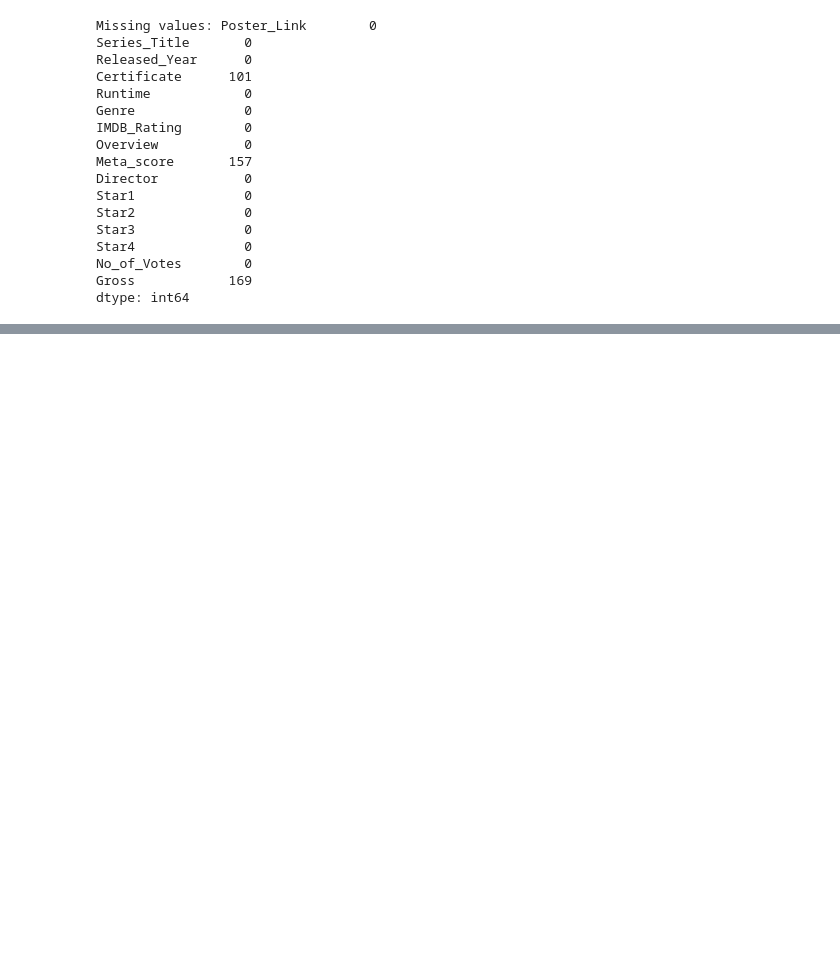
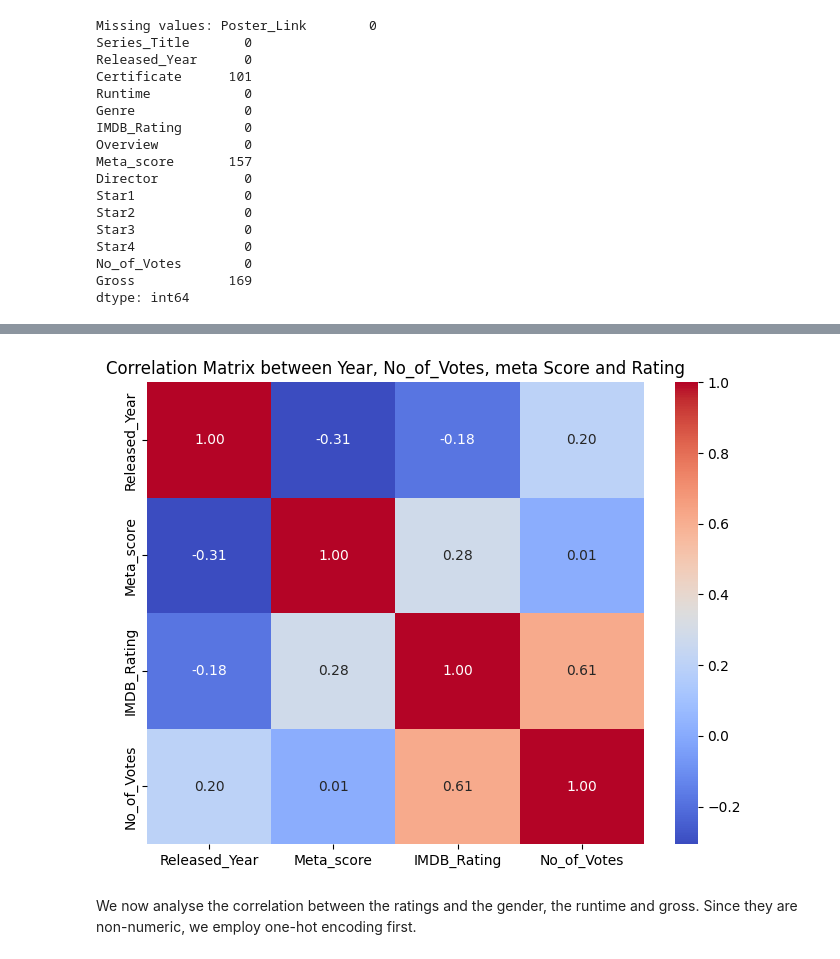
Before and after one commit to AliciaFalconCaro/LLM_Chatbot_Movies, a Jupyter notebook: DataAnalysisForMovies.ipynb, the cells around one changed output, grey strips where cells are left out. Saved outputs shown, nothing was run; the diff lists cells and outputs as text; code cells hidden in the pictures; blank space fills up the shorter version.

```diff
--- a/DataAnalysisForMovies.ipynb
+++ b/DataAnalysisForMovies.ipynb
@@ -62,0 +132,4 @@ dtype: int64
+# %%
+df['Certificate'].fillna('Not Provided', inplace=True)
+missing_certificates_rows = df[missing_certificates]
+print("For missing Certificates",missing_certificates_rows[['Series_Title', 'Released_Year', 'Certificate']])
@@ -62,0 +174,9 @@ dtype: int64
+# %%
+# Assign a specific value to the 'Year' column of a row where 'Title' is a certain movie
+df.loc[df['Series_Title'] == 'Apollo 13', 'Released_Year'] = 1995
+
+# Check for non-numeric values before conversion
+non_numeric_year = df[~df['Released_Year'].apply(pd.to_numeric, errors='coerce').notnull()]
+
+# Display the rows where 'Year' is non-numeric
+print(non_numeric_year[['Series_Title', 'Released_Year','Director', 'Certificate']])
@@ -62,0 +208,8 @@ dtype: int64
+# %%
+#We drop the NaN values for Gross
+df.dropna(subset=['Gross'], inplace=True)
+
+#convert year to numeric values
+df['Released_Year'] = pd.to_numeric(df['Released_Year'], errors='coerce')
+print("Missing values:\n", df.isnull().sum())
+df.info()
@@ -62,0 +236,3 @@ dtype: int64
+# %%
+df.dropna(subset=['Meta_score'], inplace=True)
+print("Missing values:\n", df.isnull().sum())
@@ -62,0 +259,17 @@ dtype: int64
+# %%
+#We start by analysing the correlation between the Rating and different important numeric features
+import seaborn as sns
+import matplotlib.pyplot as plt
+
+# Calculate the Pearson correlation matrix for numeric columns
+corr_matrix = df[['Released_Year','Meta_score','IMDB_Rating','No_of_Votes']].corr()
+
+# Plot the heatmap of the correlation matrix
+plt.figure(figsize=(8, 6))
+sns.heatmap(corr_matrix, annot=True, cmap='coolwarm', fmt='.2f', cbar=True)
+plt.title('Correlation Matrix between Year, No_of_Votes, meta Score and Rating')
+plt.show()
+# %% [output]
+[figure, added]
+# %% [markdown]
+We now analyse the correlation between the ratings and the gender, the runtime and gross. Since they are non-numeric, we employ one-hot encoding first.
```
Also changed, not shown: parts of 35 cells of this notebook.
